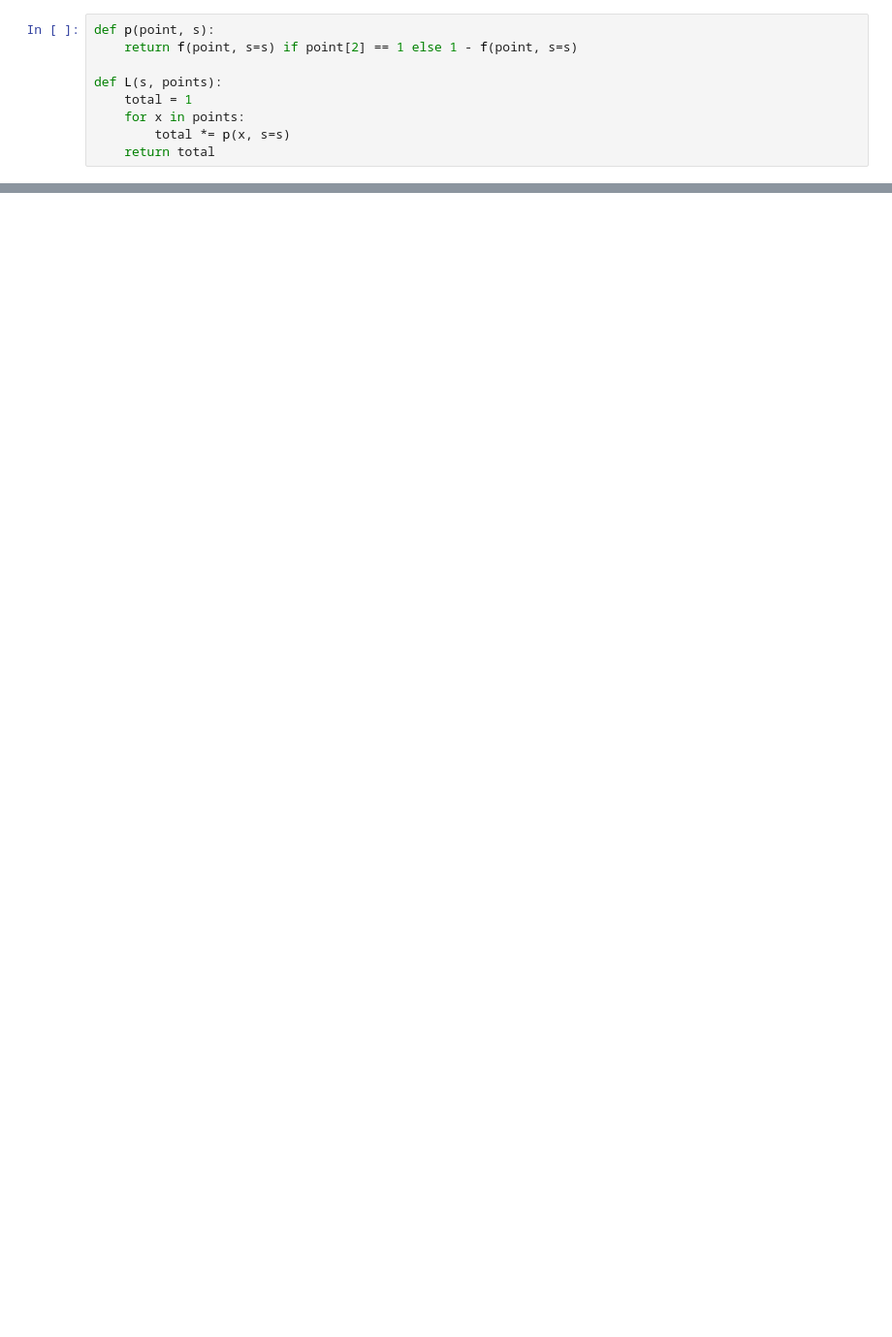
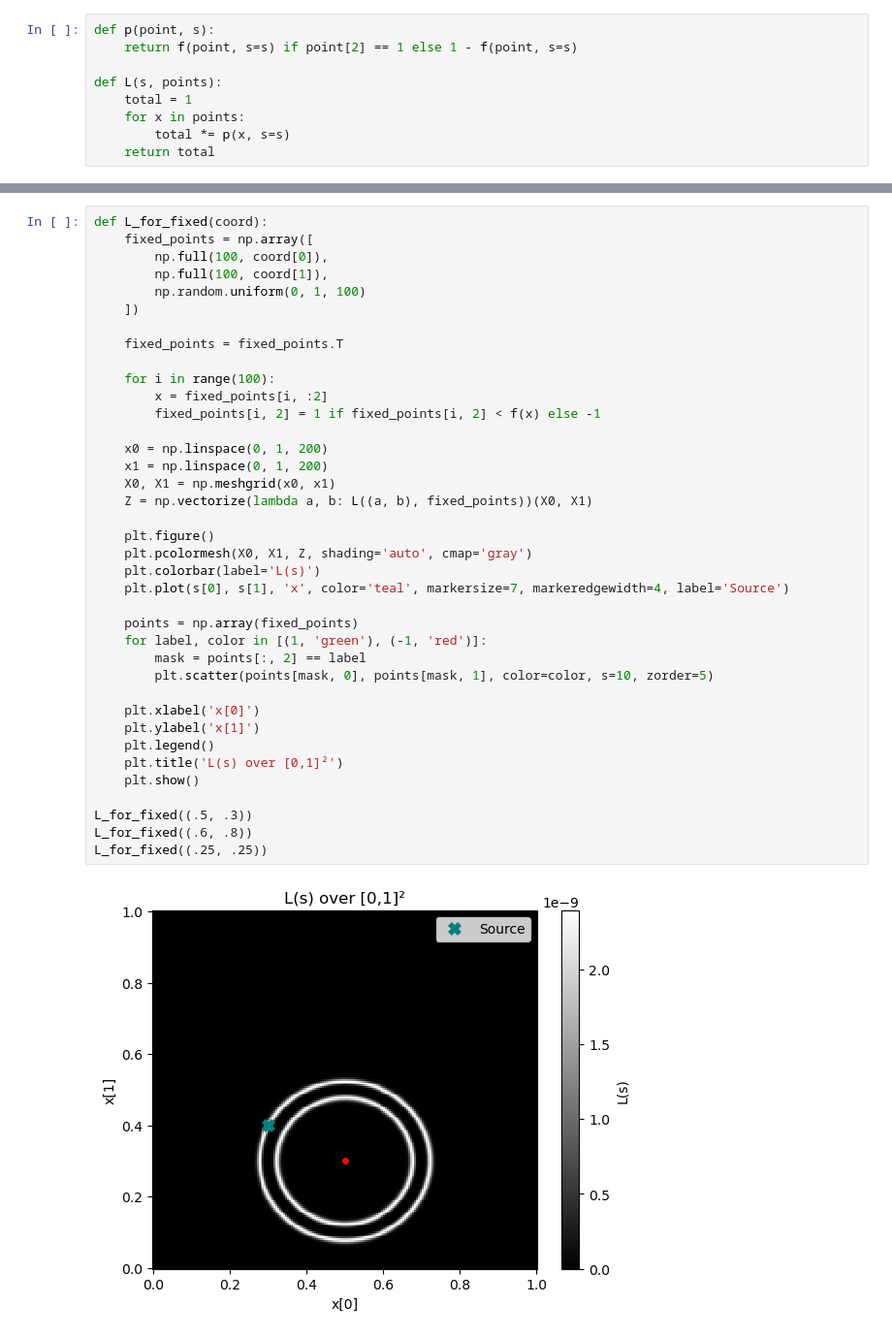
Before and after one commit to theoHC/Mech455ActiveLearningHW, a Jupyter notebook: HW1/HW1 Code.ipynb, the cells around one changed output, grey strips where cells are left out. Shown at 97% size. Drawn from its saved outputs; the diff is of its cells as text; blank space fills up the shorter version.

```diff
--- a/HW1/HW1 Code.ipynb
+++ b/HW1/HW1 Code.ipynb
@@ -70,0 +73,40 @@ plt.show()
+# %%
+def L_for_fixed(coord):
+    fixed_points = np.array([
+        np.full(100, coord[0]),
+        np.full(100, coord[1]),
+        np.random.uniform(0, 1, 100)
+    ])
+
+    fixed_points = fixed_points.T
+
+    for i in range(100):
+        x = fixed_points[i, :2]
+        fixed_points[i, 2] = 1 if fixed_points[i, 2] < f(x) else -1
+
+    x0 = np.linspace(0, 1, 200)
+    x1 = np.linspace(0, 1, 200)
+    X0, X1 = np.meshgrid(x0, x1)
+    Z = np.vectorize(lambda a, b: L((a, b), fixed_points))(X0, X1)
+
+    plt.figure()
+    plt.pcolormesh(X0, X1, Z, shading='auto', cmap='gray')
+    plt.colorbar(label='L(s)')
+    plt.plot(s[0], s[1], 'x', color='teal', markersize=7, markeredgewidth=4, label='Source')
+
+    points = np.array(fixed_points)
+    for label, color in [(1, 'green'), (-1, 'red')]:
+        mask = points[:, 2] == label
+        plt.scatter(points[mask, 0], points[mask, 1], color=color, s=10, zorder=5)
+
+    plt.xlabel('x[0]')
+    plt.ylabel('x[1]')
+    plt.legend()
+    plt.title('L(s) over [0,1]²')
+    plt.show()
+
+L_for_fixed((.5, .3))
+L_for_fixed((.6, .8))
+L_for_fixed((.25, .25))
+# %% [output]
+[figure, added]
```
Also changed, not shown: parts of 3 cells of this notebook.
